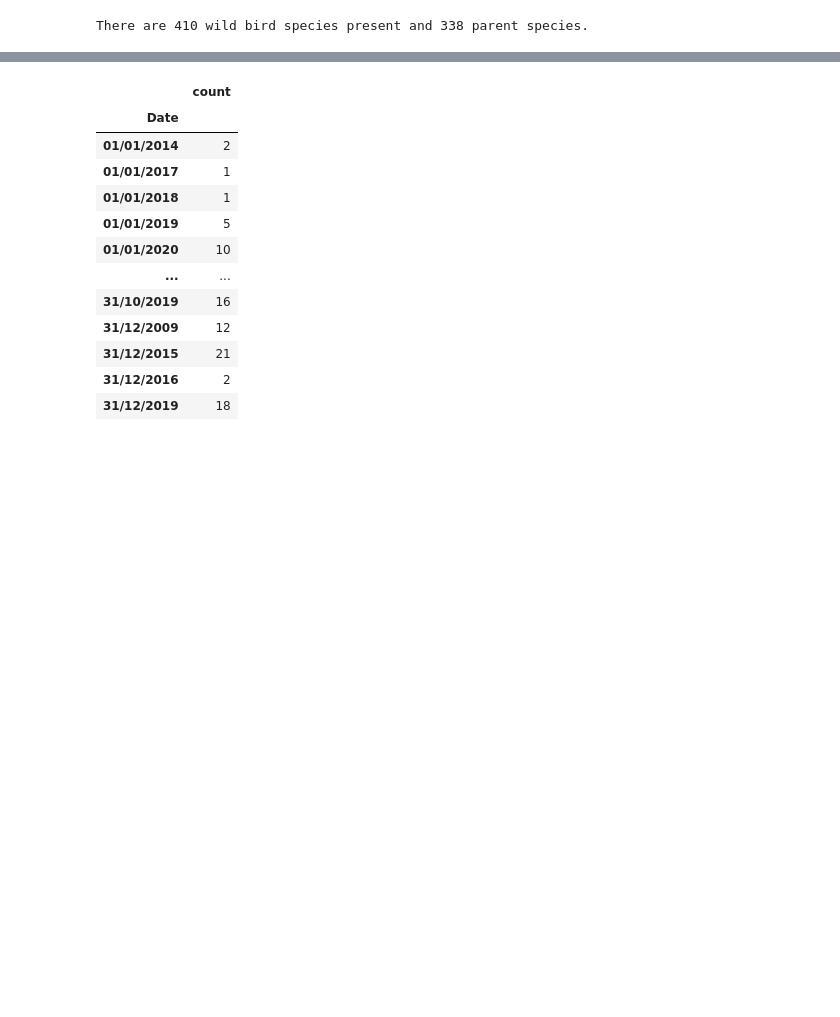
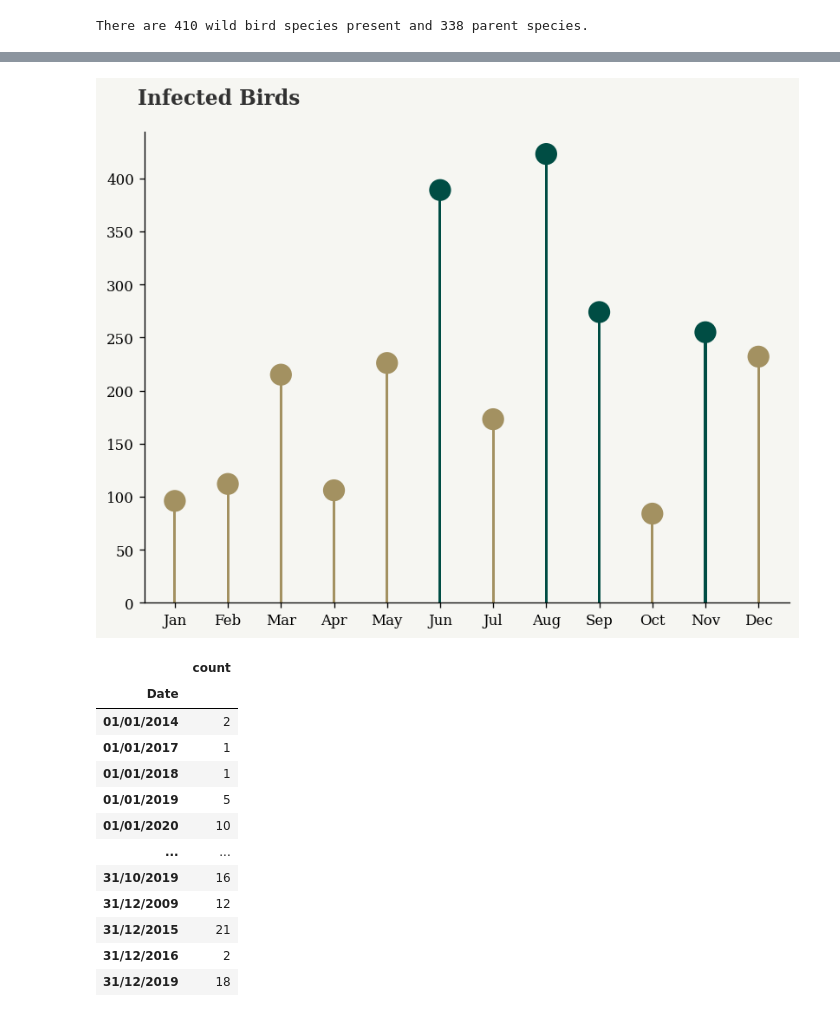
Before and after one commit to pessini/avian-flu-wild-birds-ireland, a Jupyter notebook: Exploratory-Data-Analysis-EDA.ipynb, the cells around one changed output, grey strips where cells are left out. Cells and saved outputs as stored; diff of their text form; code cells hidden in the pictures; blank space fills up the shorter version.

```diff
--- a/Exploratory-Data-Analysis-EDA.ipynb
+++ b/Exploratory-Data-Analysis-EDA.ipynb
@@ -263,14 +263,26 @@ dtype: int64
 # %%
+fig, ax = plt.subplots(1,1, figsize=(8, 6),dpi=120)
+
+background_color = "#F6F6F2"
+fig.patch.set_facecolor(background_color) # figure background color
+ax.set_facecolor(background_color)
+
+ax.text(-0.5, 470, 'Infected Birds', fontsize=14, fontweight='bold', fontfamily='serif', color="#323232")
+color_map = ['#004D44' if value > 250 else '#A39161' for index, value in infected_bymonth.items()]
+
 # MONTH OVERVIEW
-ax0.bar(np.arange(len(train.index)), height=train["Percentage"], zorder=3, color="gray", width=0.05)
-ax0.scatter(np.arange(len(train.index)), train["Percentage"], zorder=3,s=200, color="gray")
-ax0.bar(np.arange(len(test.index))+0.4, height=test["Percentage"], zorder=3, color="#0e4f66", width=0.05)
-ax0.scatter(np.arange(len(test.index))+0.4, test["Percentage"], zorder=3,s=200, color="#0e4f66")
-ax0.text(-0.5, 68.5, 'Education Level', fontsize=14, fontweight='bold', fontfamily='serif', color="#323232")
-ax0.yaxis.set_major_formatter(mtick.PercentFormatter())
-ax0.yaxis.set_major_locator(mtick.MultipleLocator(10))
-ax0.set_xticks(np.arange(len(train.index))+0.4 / 2)
-ax0.set_xticklabels(list(train.index),rotation=0)
+ax.bar(np.arange(len(infected_bymonth.index))+0.2, infected_bymonth, zorder=1, color=color_map, width=0.05)
+ax.scatter(np.arange(len(infected_bymonth.index))+0.2, infected_bymonth, zorder=1,s=200, color=color_map)
+
+ax.set_xticks(np.arange(len(infected_bymonth.index))+0.4 / 2)
+ax.set_xticklabels(map(monthFormatter,list(infected_bymonth.index)),rotation=0)
+
+for s in ['top', 'right']:
+    ax.spines[s].set_visible(False)
+
+plt.show()
+# %% [output]
+[figure, added]
 # %%
 bird_flu.groupby('Date')['target_H5_HPAI'].agg(['count'])
 # %% [output]
```
Also changed, not shown: parts of 9 cells of this notebook.
